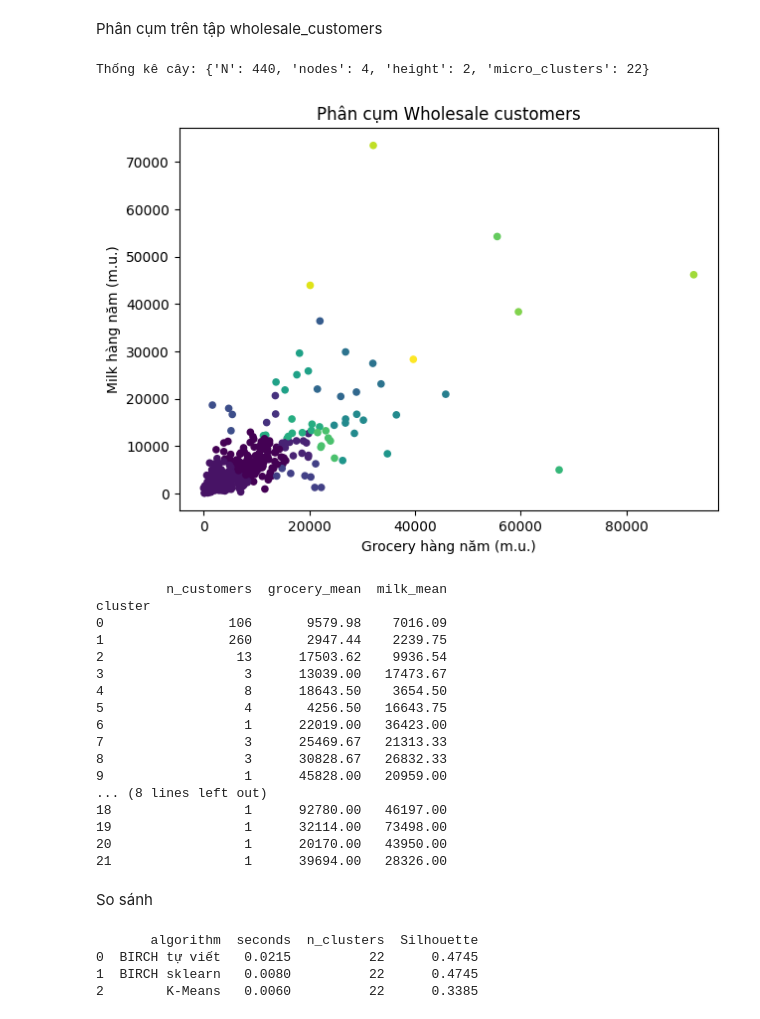
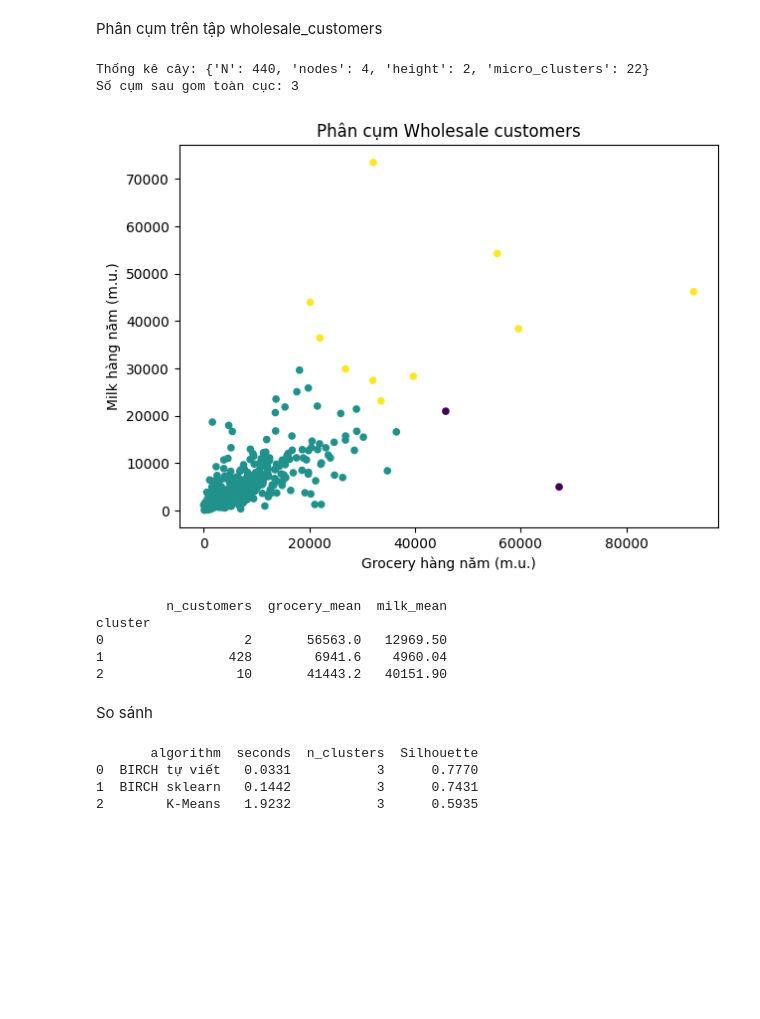
Before and after one commit to MachHongHai/Do-An-Birch, a Jupyter notebook: Birch.ipynb, the cells around one changed output. Saved outputs shown, nothing was run; the diff lists cells and outputs as text; code cells hidden in the pictures; blank space fills up the shorter version.

Commit message:
thêm gom cụm toàn cục

```diff
--- a/Birch.ipynb
+++ b/Birch.ipynb
@@ -294,44 +372,36 @@ print(result)
 # %% [markdown]
 Phân cụm trên tập wholesale_customers
 # %%
-model = Birch(threshold, branching_factor).fit(X)
+k = 3
+model = Birch(threshold, branching_factor, n_clusters=k).fit(X)
+
 print("Thống kê cây:", model.tree_.statistics())
+print("Số cụm sau gom toàn cục:", len(np.unique(model.labels_)))
 
 plt.figure(figsize=(7, 5))
 plt.scatter(raw_data[:, 0], raw_data[:, 1], c=model.labels_, s=20)
 plt.xlabel("Grocery hàng năm (m.u.)")
 plt.ylabel("Milk hàng năm (m.u.)")
 plt.title("Phân cụm Wholesale customers")
 plt.show()
 
 cluster_stats = data[columns].copy()
 cluster_stats["cluster"] = model.labels_
 cluster_stats = cluster_stats.groupby("cluster").agg(
     n_customers=("Grocery", "size"),
     grocery_mean=("Grocery", "mean"),
     milk_mean=("Milk", "mean")
 )
 print(cluster_stats.round(2))
 # %% [output]
 Thống kê cây: {'N': 440, 'nodes': 4, 'height': 2, 'micro_clusters': 22}
+Số cụm sau gom toàn cục: 3
-[figure, old version]
+[figure, new version]
          n_customers  grocery_mean  milk_mean
 cluster
-0                106       9579.98    7016.09
-1                260       2947.44    2239.75
-2                 13      17503.62    9936.54
-3                  3      13039.00   17473.67
-4                  8      18643.50    3654.50
-5                  4       4256.50   16643.75
-6                  1      22019.00   36423.00
-7                  3      25469.67   21313.33
-8                  3      30828.67   26832.33
-9                  1      45828.00   20959.00
-... (8 lines left out)
-18                 1      92780.00   46197.00
-19                 1      32114.00   73498.00
-20                 1      20170.00   43950.00
-21                 1      39694.00   28326.00
+0                  2       56563.0   12969.50
+1                428        6941.6    4960.04
+2                 10       41443.2   40151.90
 # %% [markdown]
 So sánh
 # %%
@@ -339,11 +409,15 @@ from sklearn.cluster import Birch as SklearnBirch, KMeans
 from sklearn.metrics import silhouette_score
 
 models = [
-    ("BIRCH tự viết", Birch(threshold, branching_factor)),
-    ("BIRCH sklearn", SklearnBirch(threshold=threshold, branching_factor=branching_factor,
-                                  n_clusters=None)),
-    ("K-Means", KMeans(n_clusters=len(model.subcluster_centers_), random_state=42))
+    ("BIRCH tự viết", Birch(threshold, branching_factor, n_clusters=k)),
+    ("BIRCH sklearn", SklearnBirch(
+        threshold=threshold,
+        branching_factor=branching_factor,
+        n_clusters=k
+    )),
+    ("K-Means", KMeans(n_clusters=k, random_state=42))
 ]
+
 rows = []
 for name, current_model in models:
     start = perf_counter()
@@ -354,14 +428,18 @@ for name, current_model in models:
     score = np.nan
     if 2 <= n_clusters < len(X):
         score = silhouette_score(X, labels)
-    rows.append({"algorithm": name,
-                 "seconds": seconds, "n_clusters": n_clusters,
-                 "Silhouette": score})
+
+    rows.append({
+        "algorithm": name,
+        "seconds": seconds,
+        "n_clusters": n_clusters,
+        "Silhouette": score
+    })
 
 results = pd.DataFrame(rows)
 print(results.round(4))
 # %% [output]
        algorithm  seconds  n_clusters  Silhouette
-0  BIRCH tự viết   0.0215          22      0.4745
-1  BIRCH sklearn   0.0080          22      0.4745
-2        K-Means   0.0060          22      0.3385
+0  BIRCH tự viết   0.0331           3      0.7770
+1  BIRCH sklearn   0.1442           3      0.7431
+2        K-Means   1.9232           3      0.5935
```
Also changed, not shown: parts of 1 cell of this notebook.
